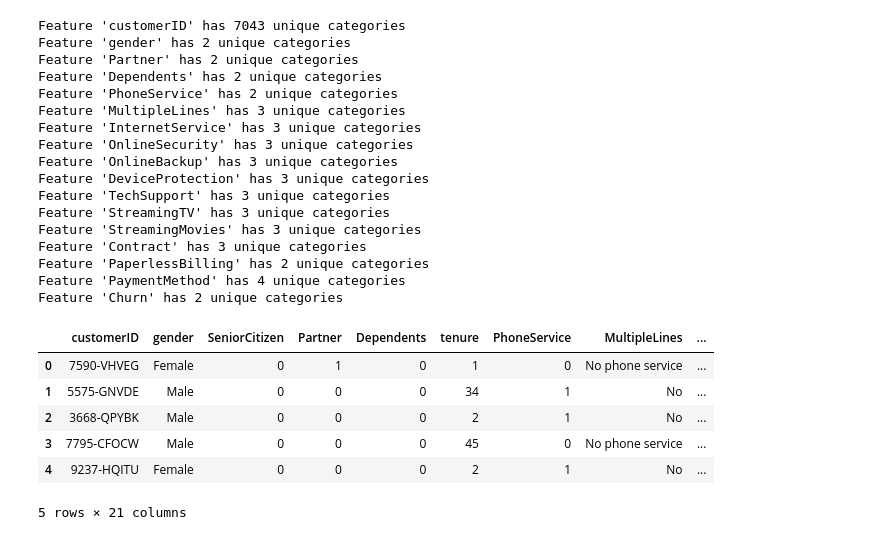
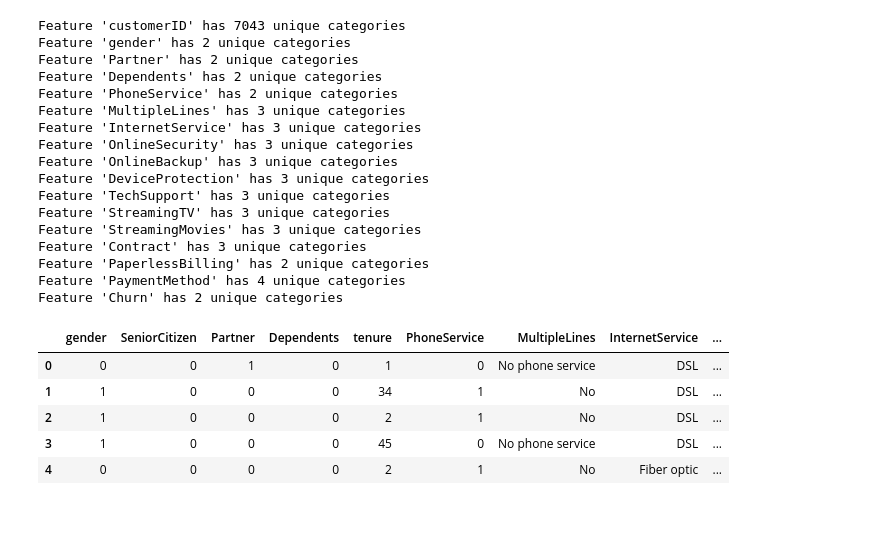
Before and after one commit to vipulpopat/MSCAI_CE4021_Project, a Jupyter notebook: Etivity_18195067.ipynb, the cells around one changed output. Saved outputs shown, nothing was run; the diff lists cells and outputs as text; code cells hidden in the pictures.

```diff
--- a/Etivity_18195067.ipynb
+++ b/Etivity_18195067.ipynb
@@ -305,27 +301,6 @@ Feature 'Contract' has 3 unique categories
 Feature 'PaperlessBilling' has 2 unique categories
 Feature 'PaymentMethod' has 4 unique categories
 Feature 'Churn' has 2 unique categories
-# %%
-# Assign outcome as 0 if columns has value "No" and as 1 if calumn value is "Yes"
-
-columns_to_convert = ['Partner',
-                      'Dependents',
-                      'PhoneService',
-                      'PaperlessBilling',
-                      'Churn']
-
-for item in columns_to_convert:
-    dataframe[item] = [1 if each == 'Yes' else 0 for each in dataframe[item]]
-
-dataframe.head()
-# %% [output]
-|  | customerID | gender | SeniorCitizen | Partner | Dependents | tenure | PhoneService | MultipleLines | ... |
-| 0 | 7590-VHVEG | Female | 0 | 1 | 0 | 1 | 0 | No phone service | ... |
-| 1 | 5575-GNVDE | Male | 0 | 0 | 0 | 34 | 1 | No | ... |
-| 2 | 3668-QPYBK | Male | 0 | 0 | 0 | 2 | 1 | No | ... |
-| 3 | 7795-CFOCW | Male | 0 | 0 | 0 | 45 | 0 | No phone service | ... |
-| 4 | 9237-HQITU | Female | 0 | 0 | 0 | 2 | 1 | No | ... |
-5 rows × 21 columns
 # %%
 # Customer ID doesn't show any meaningful info as its unique per customer and can be dropped from the data set
 
@@ -348,3 +308,23 @@ dataframe.drop(["customerID"], axis=1, inplace=True)
+# %%
+# Assign outcome as 0 if columns has value "No" and as 1 if columns value is "Yes"
+
+binary_column_conversion = ['Partner', 'Dependents', 'PhoneService', 'PaperlessBilling', 'Churn']
+
+# Column conversion
+for item in binary_column_conversion:
+    dataframe[item] = [1 if each == 'Yes' else 0 for each in dataframe[item]]
+
+# Gender conversion
+dataframe["gender"] = [1 if each == 'Male' else 0 for each in dataframe["gender"]]
+
+dataframe.head()
+# %% [output]
+|  | gender | SeniorCitizen | Partner | Dependents | tenure | PhoneService | MultipleLines | InternetService | ... |
+| 0 | 0 | 0 | 1 | 0 | 1 | 0 | No phone service | DSL | ... |
+| 1 | 1 | 0 | 0 | 0 | 34 | 1 | No | DSL | ... |
+| 2 | 1 | 0 | 0 | 0 | 2 | 1 | No | DSL | ... |
+| 3 | 1 | 0 | 0 | 0 | 45 | 0 | No phone service | DSL | ... |
+| 4 | 0 | 0 | 0 | 0 | 2 | 1 | No | Fiber optic | ... |
 # %%
 # Let's convert all the categorical variables into dummy variables
 # We will be using this dataframe going forward
```
Also changed, not shown: parts of 48 cells of this notebook.
